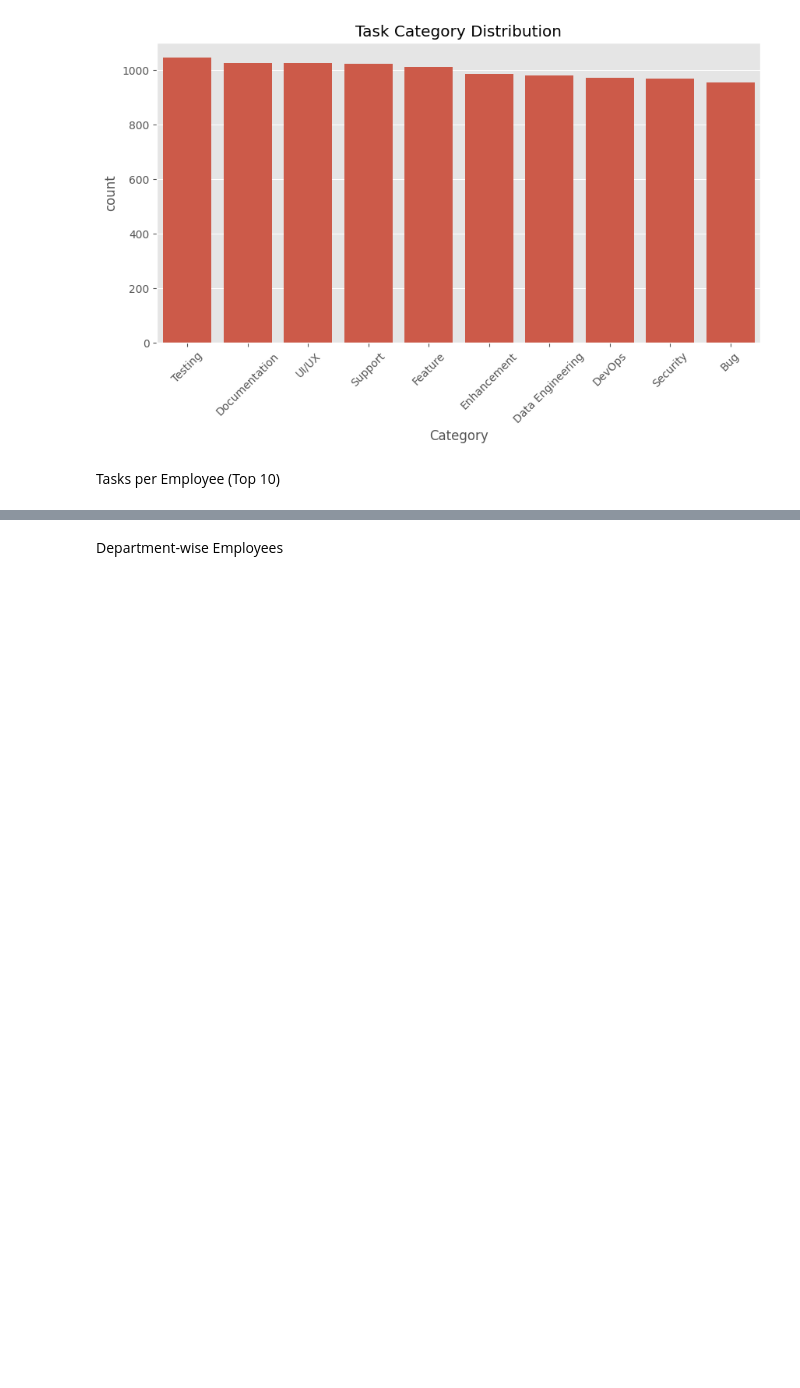
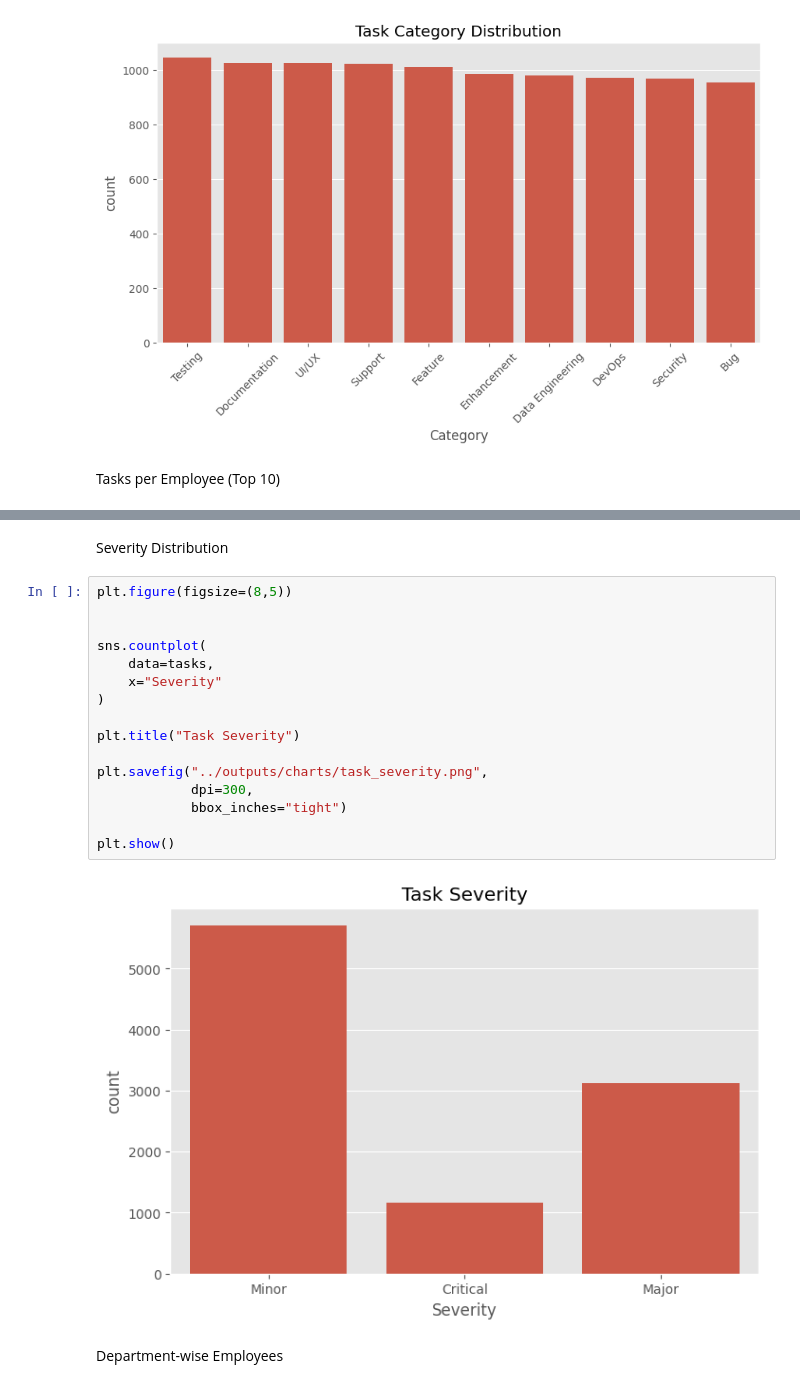
Before and after one commit to Guna-Jagathesan/AI-Powered-Task-Management-System, a Jupyter notebook: notebooks/03_Exploratory_Data_Analysis.ipynb, the cells around one changed output, grey strips where cells are left out. Cells and saved outputs as stored; diff of their text form; blank space fills up the shorter version.

Commit message:
Completed exploratory data analysis and generated visualizations

```diff
--- a/notebooks/03_Exploratory_Data_Analysis.ipynb
+++ b/notebooks/03_Exploratory_Data_Analysis.ipynb
@@ -86,6 +98,26 @@ plt.ylabel("Tasks Assigned")
 plt.show()
 # %% [output]
 [figure]
+# %% [markdown]
+Severity Distribution
+# %%
+plt.figure(figsize=(8,5))
+
+
+sns.countplot(
+    data=tasks,
+    x="Severity"
+)
+
+plt.title("Task Severity")
+
+plt.savefig("../outputs/charts/task_severity.png",
+            dpi=300,
+            bbox_inches="tight")
+
+plt.show()
+# %% [output]
+[figure, added]
 # %% [markdown]
 Department-wise Employees
 # %%
```
Also changed, not shown: parts of 19 cells of this notebook, 15 other files.
